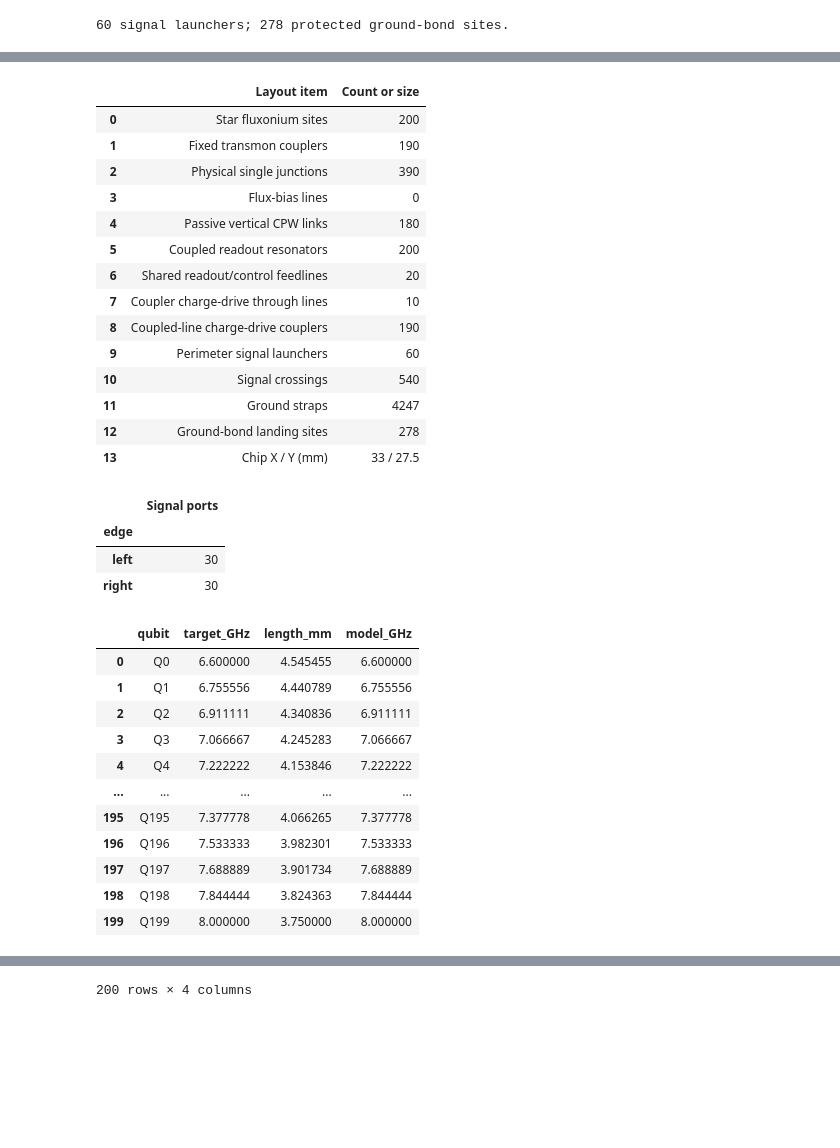
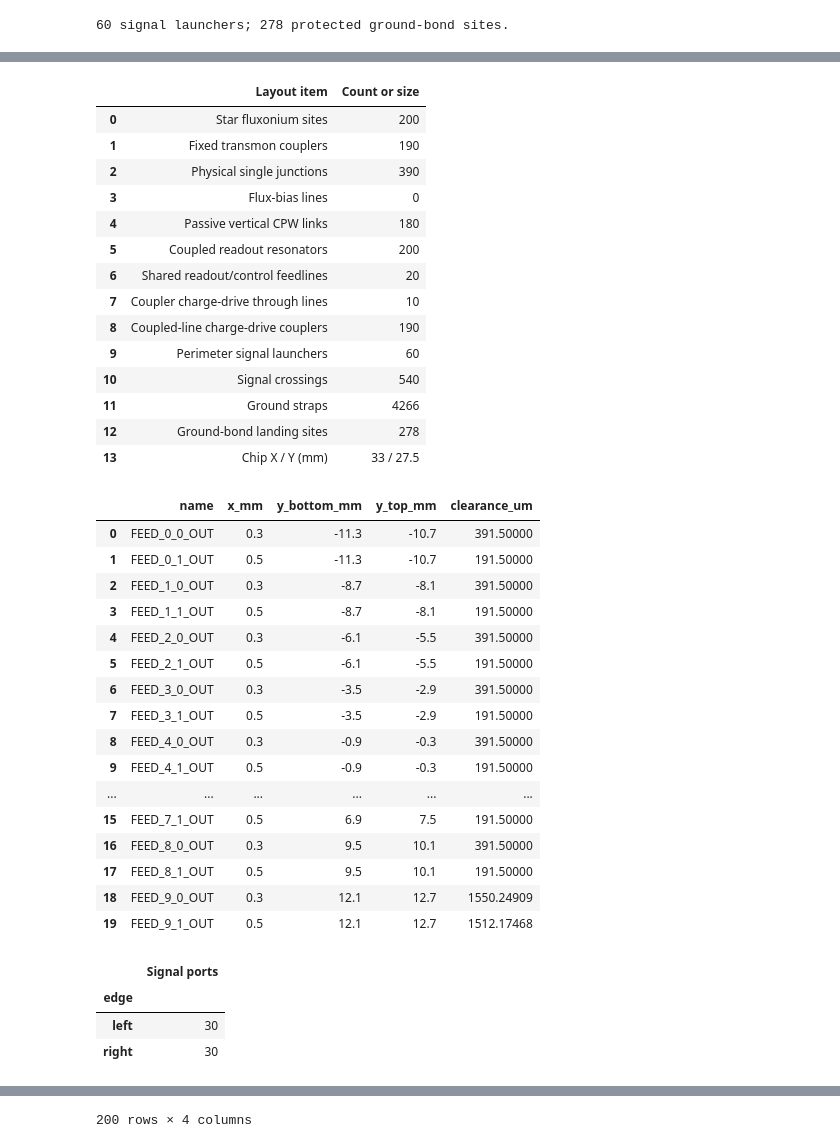
Before and after one commit to OJB-Quantum/Qiskit-Metal-to-Litho, a Jupyter notebook: Python Code_Qiskit Metal_Designs/200Q_Star_Fluxonium_with_Transmon_Couplers_Colab.ipynb, the cells around one changed output, grey strips where cells are left out. Drawn from its saved outputs; the diff is of its cells as text; code cells hidden in the pictures; blank space fills up the shorter version.

```diff
--- a/Python Code_Qiskit Metal_Designs/200Q_Star_Fluxonium_with_Transmon_Couplers_Colab.ipynb
+++ b/Python Code_Qiskit Metal_Designs/200Q_Star_Fluxonium_with_Transmon_Couplers_Colab.ipynb
@@ -1396,6 +1448,42 @@ for tee, branch in zip(drive_couplers, drive_branches):
         tee.pins[name].net_id != 0
         for name in ("prime_start", "prime_end", "second_end")
     ), tee.name
+# --- Passive Vertical Coupling and Feedline Clearance ---
+interaction_graph = nx.Graph()
+interaction_graph.add_nodes_from(q.name for q in qubits)
+for record in coupler_physical_records:
+    interaction_graph.add_edge(
+        record["left_qubit"], record["right_qubit"], coupling="transmon"
+    )
+bus_metal = []
+for bus in buses:
+    path = bus.qgeometry_table("path").query("subtract == False").iloc[0]
+    metal = path.geometry.buffer(path.width / 2, cap_style=2)
+    bus_metal.append(metal)
+    pins = bus.options.pin_inputs
+    interaction_graph.add_edge(
+        pins.start_pin.component, pins.end_pin.component, coupling="passive_CPW"
+    )
+    for endpoint in (pins.start_pin, pins.end_pin):
+        q = design.components[endpoint.component]
+        table = q.qgeometry_table("poly")
+        island = table[
+            table.name.isin(("circle_inner", "island_contact"))
+        ].geometry.union_all()
+        assert island.distance(metal) >= 0.005, bus.name
+assert interaction_graph.number_of_nodes() == 200
+assert interaction_graph.number_of_edges() == 370 and nx.is_connected(interaction_graph)
+for turn in feedline_turns:
+    metal = turn["vertical_leg"].buffer(0.0085 / 2, cap_style=2)
+    turn["clearance_um"] = min(metal.distance(other) for other in bus_metal) * 1000
+    assert turn["clearance_um"] >= 150 - 1e-6, turn["name"]
+turn_table = pd.DataFrame(feedline_turns)[
+    ["name", "x_mm", "y_bottom_mm", "y_top_mm", "clearance_um"]
+]
+print(
+    f"Feedline-return spine metal clearance: {turn_table.clearance_um.min():.1f} um minimum."
+)
+
 for component in crossings + [ground_component]:
     table = component.qgeometry_table("poly")
     lower = table[(table.layer == 1) & ~table["subtract"]].geometry.union_all()
@@ -1449,6 +1537,7 @@ summary = pd.DataFrame(
     columns=["Layout item", "Count or size"],
 )
 display(summary)
+display(turn_table.round(5))
 display(port_table.groupby("edge").size().rename("Signal ports").to_frame())
 display(length_table.round(6))
 # %% [output]
@@ -1458,32 +1548,37 @@ Design rules passed (12 rules ran, no findings).
       waived: The verified elevated-strap graph connects all 172 base-ground regions; the native rule sees layer 1 only.
 |  | Layout item | Count or size |
 | 0 | Star fluxonium sites | 200 |
 | 1 | Fixed transmon couplers | 190 |
 | 2 | Physical single junctions | 390 |
 | 3 | Flux-bias lines | 0 |
 | 4 | Passive vertical CPW links | 180 |
 | 5 | Coupled readout resonators | 200 |
 | 6 | Shared readout/control feedlines | 20 |
 | 7 | Coupler charge-drive through lines | 10 |
 | 8 | Coupled-line charge-drive couplers | 190 |
 | 9 | Perimeter signal launchers | 60 |
 | 10 | Signal crossings | 540 |
-| 11 | Ground straps | 4247 |
+| 11 | Ground straps | 4266 |
 | 12 | Ground-bond landing sites | 278 |
 | 13 | Chip X / Y (mm) | 33 / 27.5 |
-|  | Signal ports |
-| edge |  |
-| left | 30 |
-| right | 30 |
+|  | name | x_mm | y_bottom_mm | y_top_mm | clearance_um |
+| 0 | FEED_0_0_OUT | 0.3 | -11.3 | -10.7 | 391.50000 |
+| 1 | FEED_0_1_OUT | 0.5 | -11.3 | -10.7 | 191.50000 |
+| 2 | FEED_1_0_OUT | 0.3 | -8.7 | -8.1 | 391.50000 |
+| 3 | FEED_1_1_OUT | 0.5 | -8.7 | -8.1 | 191.50000 |
+| 4 | FEED_2_0_OUT | 0.3 | -6.1 | -5.5 | 391.50000 |
+| 5 | FEED_2_1_OUT | 0.5 | -6.1 | -5.5 | 191.50000 |
+| 6 | FEED_3_0_OUT | 0.3 | -3.5 | -2.9 | 391.50000 |
+| 7 | FEED_3_1_OUT | 0.5 | -3.5 | -2.9 | 191.50000 |
+| 8 | FEED_4_0_OUT | 0.3 | -0.9 | -0.3 | 391.50000 |
+| 9 | FEED_4_1_OUT | 0.5 | -0.9 | -0.3 | 191.50000 |
+| ... | ... | ... | ... | ... | ... |
+| 15 | FEED_7_1_OUT | 0.5 | 6.9 | 7.5 | 191.50000 |
+| 16 | FEED_8_0_OUT | 0.3 | 9.5 | 10.1 | 391.50000 |
+| 17 | FEED_8_1_OUT | 0.5 | 9.5 | 10.1 | 191.50000 |
+| 18 | FEED_9_0_OUT | 0.3 | 12.1 | 12.7 | 1550.24909 |
+| 19 | FEED_9_1_OUT | 0.5 | 12.1 | 12.7 | 1512.17468 |
-|  | qubit | target_GHz | length_mm | model_GHz |
-| 0 | Q0 | 6.600000 | 4.545455 | 6.600000 |
-| 1 | Q1 | 6.755556 | 4.440789 | 6.755556 |
-| 2 | Q2 | 6.911111 | 4.340836 | 6.911111 |
-| 3 | Q3 | 7.066667 | 4.245283 | 7.066667 |
-| 4 | Q4 | 7.222222 | 4.153846 | 7.222222 |
-| ... | ... | ... | ... | ... |
-| 195 | Q195 | 7.377778 | 4.066265 | 7.377778 |
-| 196 | Q196 | 7.533333 | 3.982301 | 7.533333 |
-| 197 | Q197 | 7.688889 | 3.901734 | 7.688889 |
-| 198 | Q198 | 7.844444 | 3.824363 | 7.844444 |
-| 199 | Q199 | 8.000000 | 3.750000 | 8.000000 |
+|  | Signal ports |
+| edge |  |
+| left | 30 |
+| right | 30 |
```
Also changed, not shown: parts of 6 cells of this notebook.
